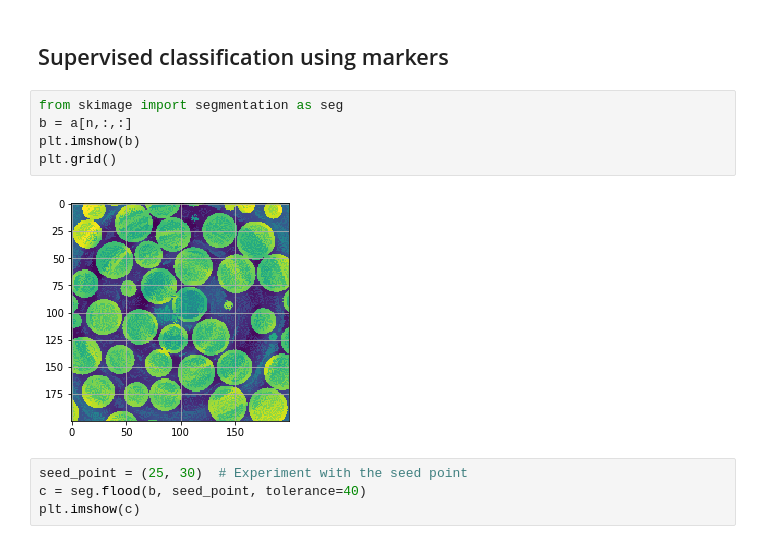
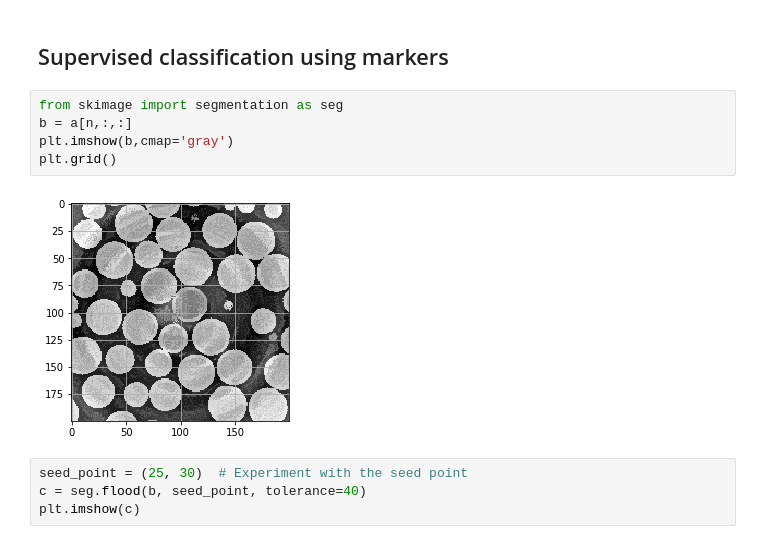
Before and after one commit to CameraIA/dipmicroct, a Jupyter notebook: partII/03_analyze3D.ipynb, the cells around one changed output. Drawn from its saved outputs; the diff is of its cells as text.

```diff
--- a/partII/03_analyze3D.ipynb
+++ b/partII/03_analyze3D.ipynb
@@ -231,10 +240,10 @@ image_itk = itk.GetImageFromArray(binary.astype(np.uint8))
 # %%
 from skimage import segmentation as seg
 b = a[n,:,:]
-plt.imshow(b)
+plt.imshow(b,cmap='gray')
 plt.grid()
 # %% [output]
-[figure, old version]
+[figure, new version]
 # %%
 seed_point = (25, 30)  # Experiment with the seed point
 c = seg.flood(b, seed_point, tolerance=40)
```
Also changed, not shown: parts of 14 cells of this notebook.
